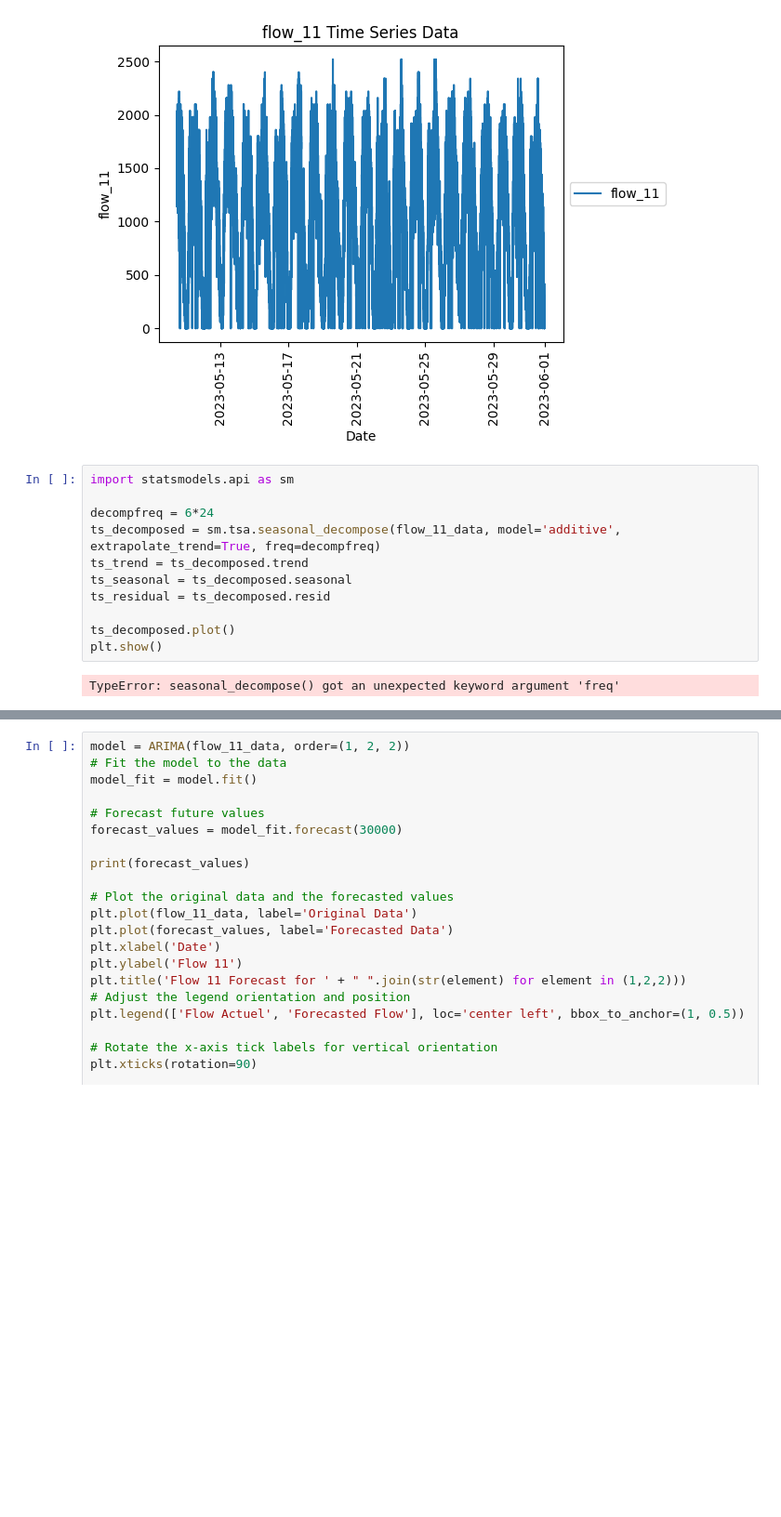
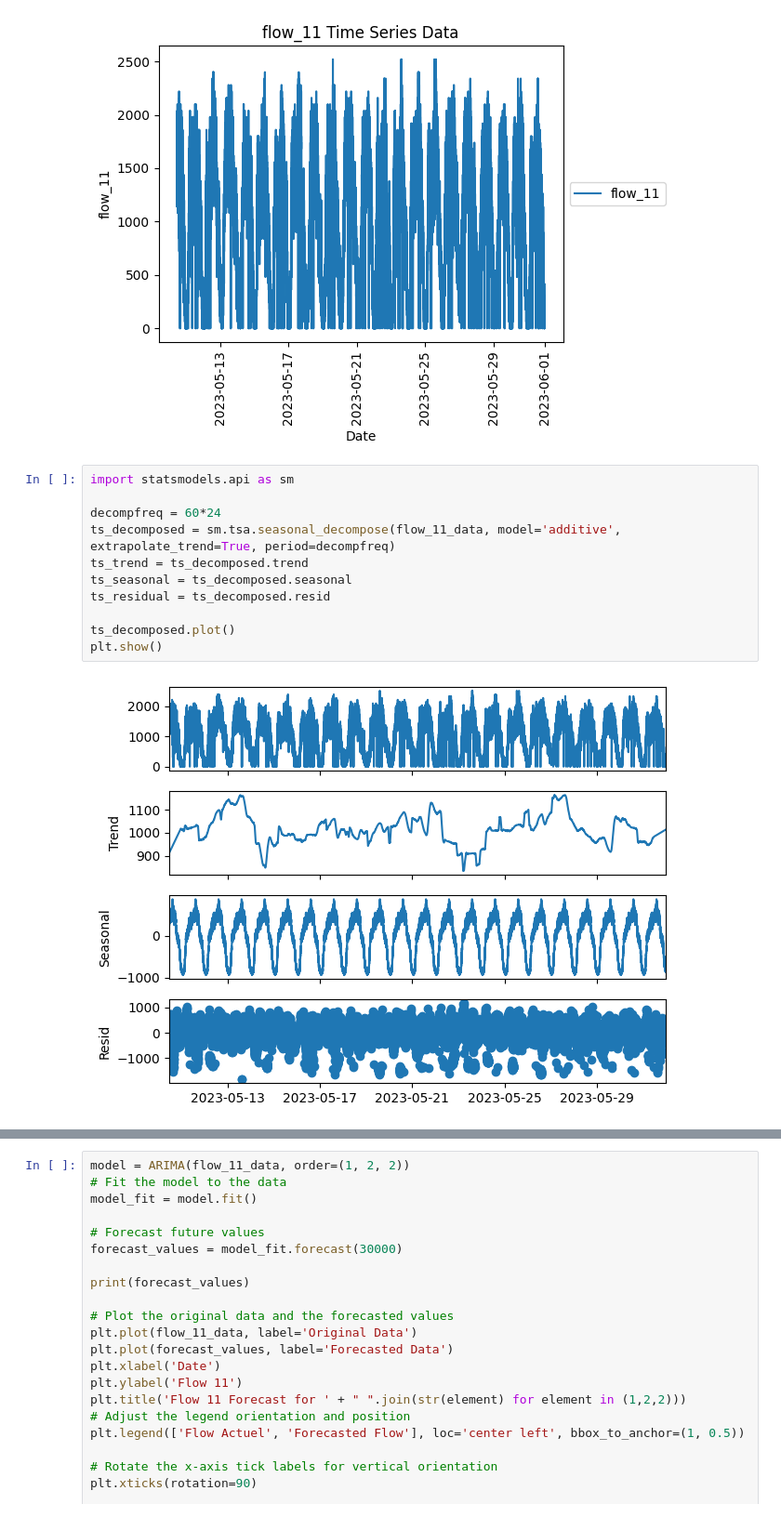
Before and after one commit to PrediSwiss/TraficPrediction, a Jupyter notebook: arima.ipynb, the cells around one changed output, grey strips where cells are left out. Shown at 93% size. Drawn from its saved outputs; the diff is of its cells as text; blank space fills up the shorter version.

Commit message:
try with daily datas

```diff
--- a/arima.ipynb
+++ b/arima.ipynb
@@ -63,16 +63,16 @@ plt.show()
 # %%
 import statsmodels.api as sm
 
-decompfreq = 6*24
-ts_decomposed = sm.tsa.seasonal_decompose(flow_11_data, model='additive', extrapolate_trend=True, freq=decompfreq)
+decompfreq = 60*24
+ts_decomposed = sm.tsa.seasonal_decompose(flow_11_data, model='additive', extrapolate_trend=True, period=decompfreq)
 ts_trend = ts_decomposed.trend
 ts_seasonal = ts_decomposed.seasonal
 ts_residual = ts_decomposed.resid
 
 ts_decomposed.plot()
 plt.show()
 # %% [output]
-TypeError: seasonal_decompose() got an unexpected keyword argument 'freq'
+[figure, added]
 # %%
 import pmdarima as pm
 
```
Also changed, not shown: parts of 7 cells of this notebook.
